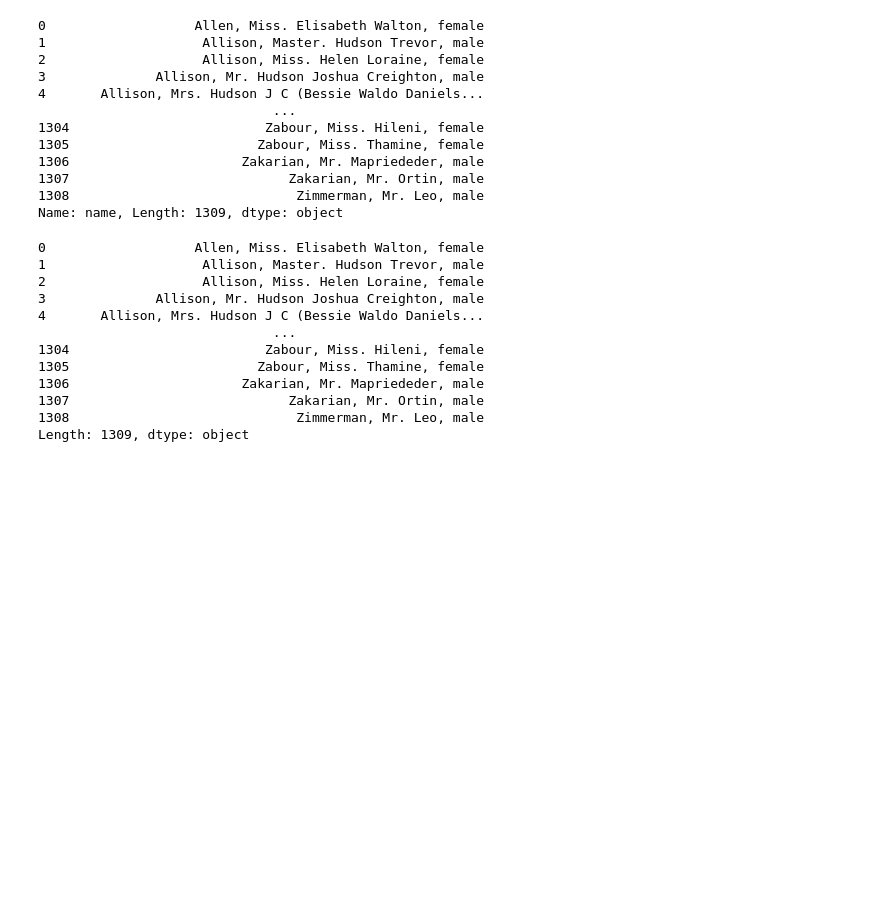
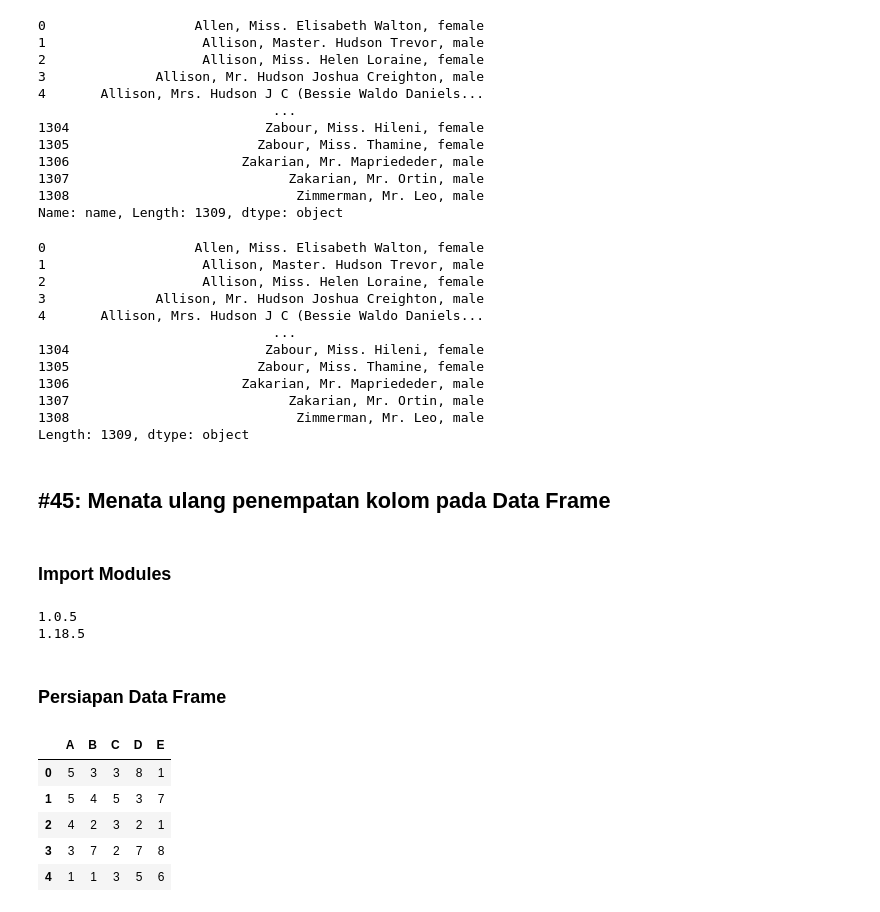
Before and after one commit to boedybios/pandas_tricks, a Jupyter notebook: pandas_tricks.ipynb, the cells around one changed output. Saved outputs shown, nothing was run; the diff lists cells and outputs as text; code cells hidden in the pictures; blank space fills up the shorter version.

```diff
--- a/pandas_tricks.ipynb
+++ b/pandas_tricks.ipynb
@@ -2870,3 +2868,33 @@ df['name'] + ', ' + df['sex']
 1307                            Zakarian, Mr. Ortin, male
 1308                             Zimmerman, Mr. Leo, male
 Length: 1309, dtype: object
+# %% [markdown]
+## \#45: Menata ulang penempatan kolom pada Data Frame
+# %% [markdown]
+### Import Modules
+# %%
+import pandas as pd
+import numpy as np
+
+print(pd.__version__)
+print(np.__version__)
+# %% [output]
+1.0.5
+1.18.5
+# %% [markdown]
+### Persiapan Data Frame
+# %%
+n_rows = 5
+n_cols = 5
+cols = tuple('ABCDE')
+
+df = pd.DataFrame(np.random.randint(1, 10, size=(n_rows, n_cols)),
+                  columns=cols)
+df
+# %% [output]
+|  | A | B | C | D | E |
+| 0 | 5 | 3 | 3 | 8 | 1 |
+| 1 | 5 | 4 | 5 | 3 | 7 |
+| 2 | 4 | 2 | 3 | 2 | 1 |
+| 3 | 3 | 7 | 2 | 7 | 8 |
+| 4 | 1 | 1 | 3 | 5 | 6 |
```
Also changed, not shown: parts of 95 cells of this notebook.
